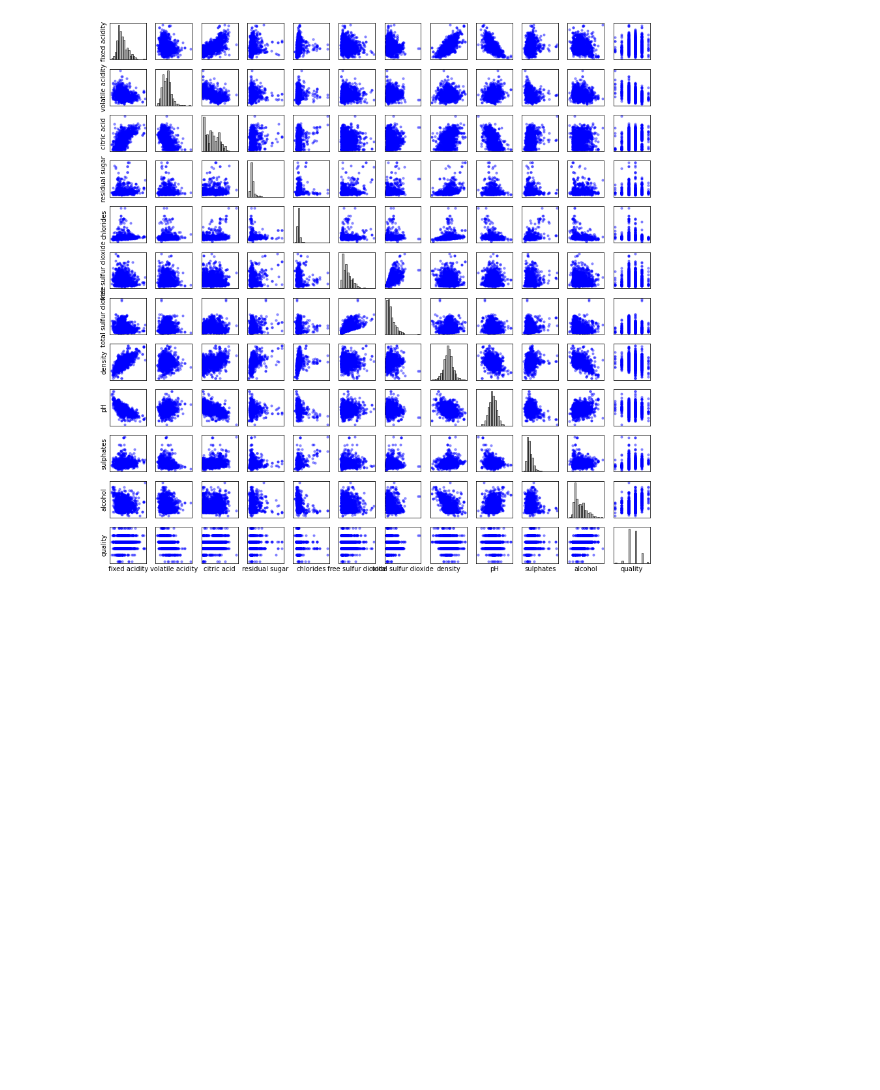
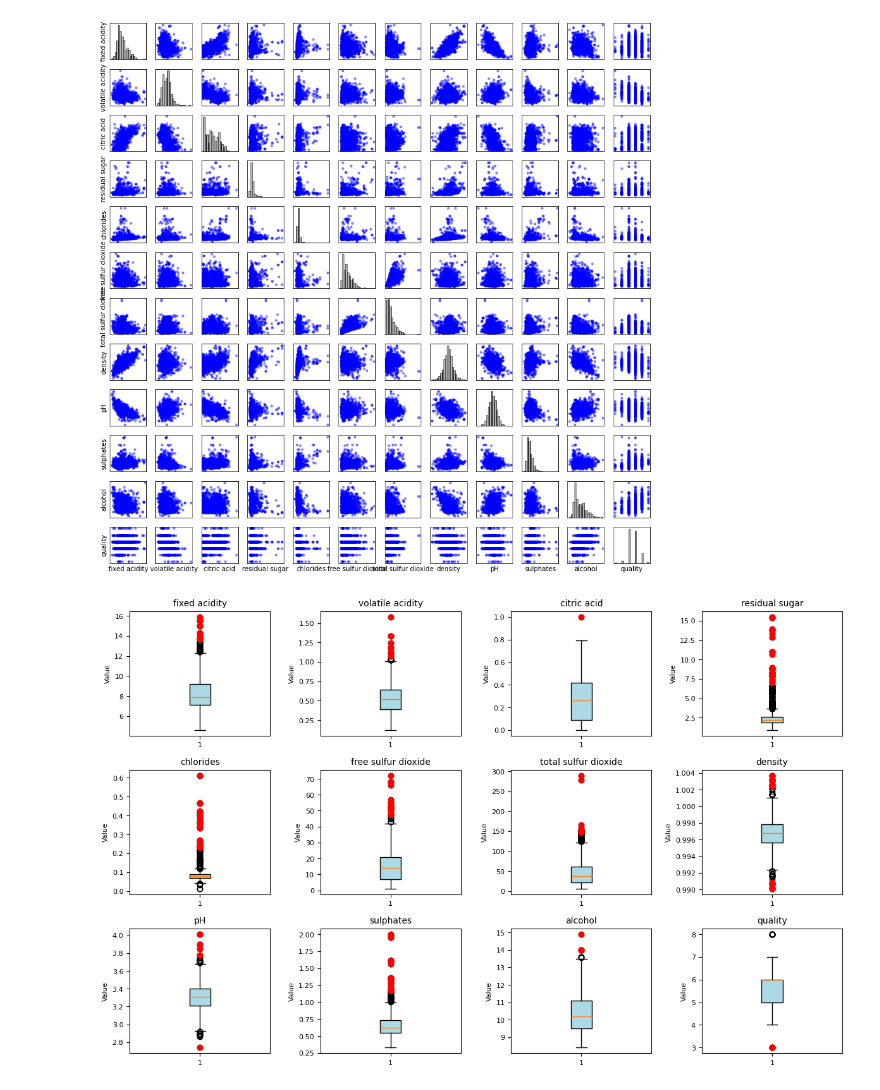
Before and after one commit to SaianPatel/InferentialStatistics, a Jupyter notebook: Coursework/Data_Exploration.ipynb, the cells around one changed output. Cells and saved outputs as stored; diff of their text form; code cells hidden in the pictures; blank space fills up the shorter version.

```diff
--- a/Coursework/Data_Exploration.ipynb
+++ b/Coursework/Data_Exploration.ipynb
@@ -233,3 +289,45 @@ plt.tight_layout()
 plt.show()
 # %% [output]
 [figure]
+# %%
+
+
+# Determine grid size (n x n)
+num_features = len(df.columns)
+grid_size = math.ceil(math.sqrt(num_features))  # Create an n x n grid
+
+# Set up subplots
+fig, axes = plt.subplots(nrows=grid_size, ncols=grid_size, figsize=(12, 10))
+axes = axes.flatten()  # Flatten the grid for easy iteration
+
+# Loop through each feature and plot its box plot
+for i, col in enumerate(df.columns):
+    ax = axes[i]
+
+    # Compute outliers: Values beyond 3 standard deviations from the mean
+    mean = df[col].mean()
+    std_dev = df[col].std()
+    lower_bound = mean - 3 * std_dev
+    upper_bound = mean + 3 * std_dev
+    outliers = df[(df[col] < lower_bound) | (df[col] > upper_bound)][col]
+
+    # Plot box plot
+    ax.boxplot(df[col], vert=True, patch_artist=True, boxprops=dict(facecolor="lightblue"))
+
+    # Overlay outliers as red points
+    ax.scatter(np.full_like(outliers, 1), outliers, color='red', label="Outliers", zorder=3)
+
+    # Labels and formatting
+    ax.set_title(col, fontsize=10)
+    ax.set_ylabel("Value", fontsize=8)
+    ax.tick_params(axis='both', labelsize=8)
+
+# Remove extra empty subplots
+for j in range(i + 1, len(axes)):
+    fig.delaxes(axes[j])  # Remove unused subplots
+
+# Adjust layout for better readability
+plt.tight_layout()
+plt.show()
+# %% [output]
+[figure, added]
```
Also changed, not shown: parts of 3 cells of this notebook, 2 other files.
